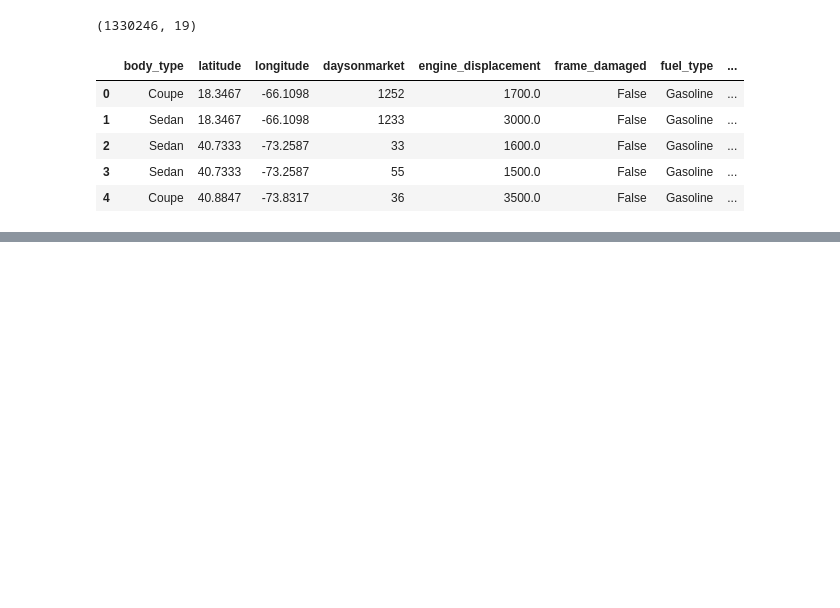
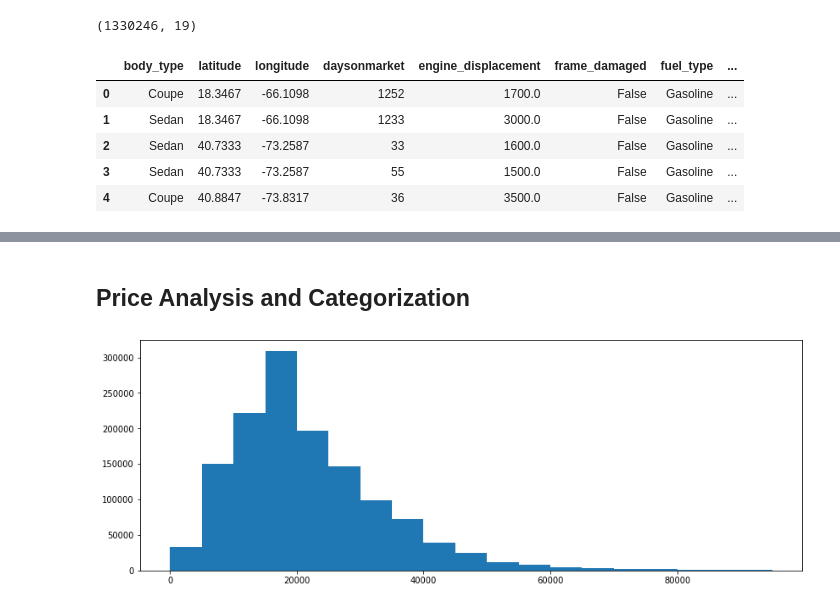
Before and after one commit to COGS118A/Group056-Sp22, a Jupyter notebook: FinalProjectGroup056-Sp22.ipynb, the cells around one changed output, grey strips where cells are left out. Cells and saved outputs as stored; diff of their text form; code cells hidden in the pictures; blank space fills up the shorter version.

```diff
--- a/FinalProjectGroup056-Sp22.ipynb
+++ b/FinalProjectGroup056-Sp22.ipynb
@@ -94,0 +177,9 @@ sns.displot(df, x="")
+# %% [markdown]
+## Price Analysis and Categorization
+# %%
+df_pa = df_WIP['price']
+plt.figure(figsize=(14, 5))
+plt.hist(df_pa, bins=range(0, 100000, 5000))
+plt.show()
+# %% [output]
+[figure, added]
```
Also changed, not shown: parts of 51 cells of this notebook.
